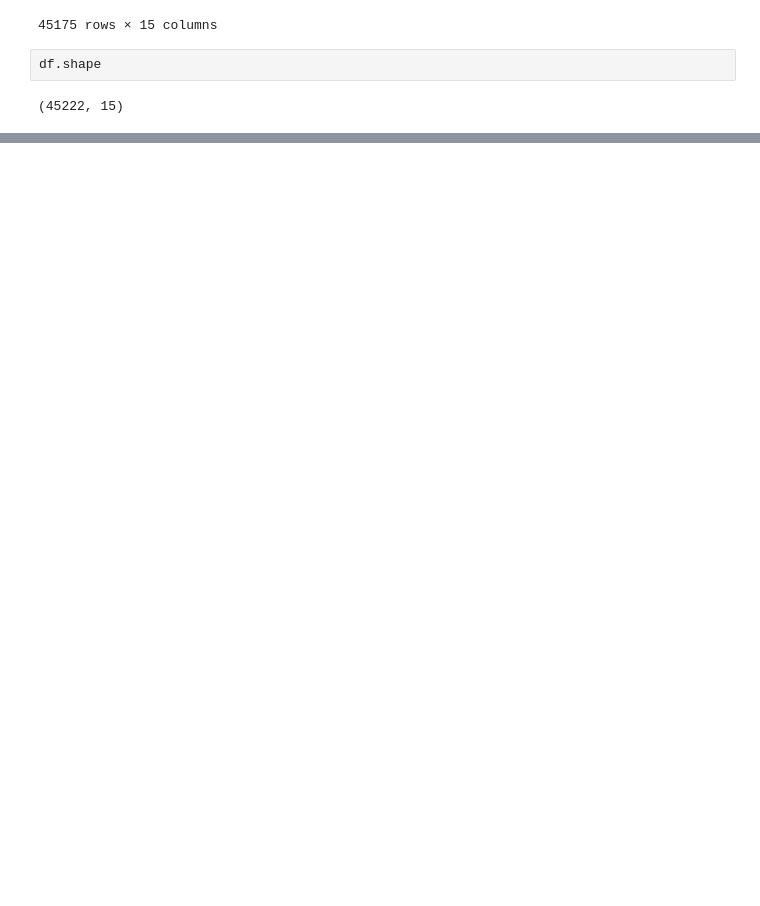
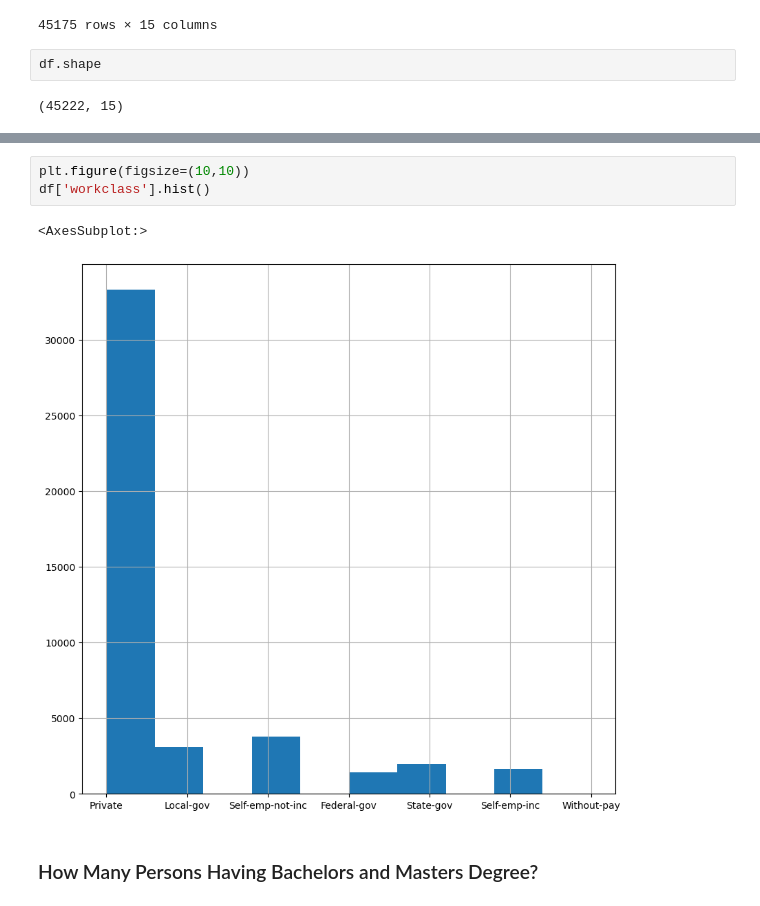
Before and after one commit to MahbubHossainFaisal/Data-Science, a Jupyter notebook: Pandas/Assignments/Adult_income_case_study.ipynb, the cells around one changed output, grey strips where cells are left out. Cells and saved outputs as stored; diff of their text form; blank space fills up the shorter version.

```diff
--- a/Pandas/Assignments/Adult_income_case_study.ipynb
+++ b/Pandas/Assignments/Adult_income_case_study.ipynb
@@ -243,0 +317,8 @@ df.shape
+# %%
+plt.figure(figsize=(10,10))
+df['workclass'].hist()
+# %% [output]
+<AxesSubplot:>
+[figure, added]
+# %% [markdown]
+### How Many Persons Having Bachelors and Masters Degree?
```
Also changed, not shown: parts of 36 cells of this notebook.
